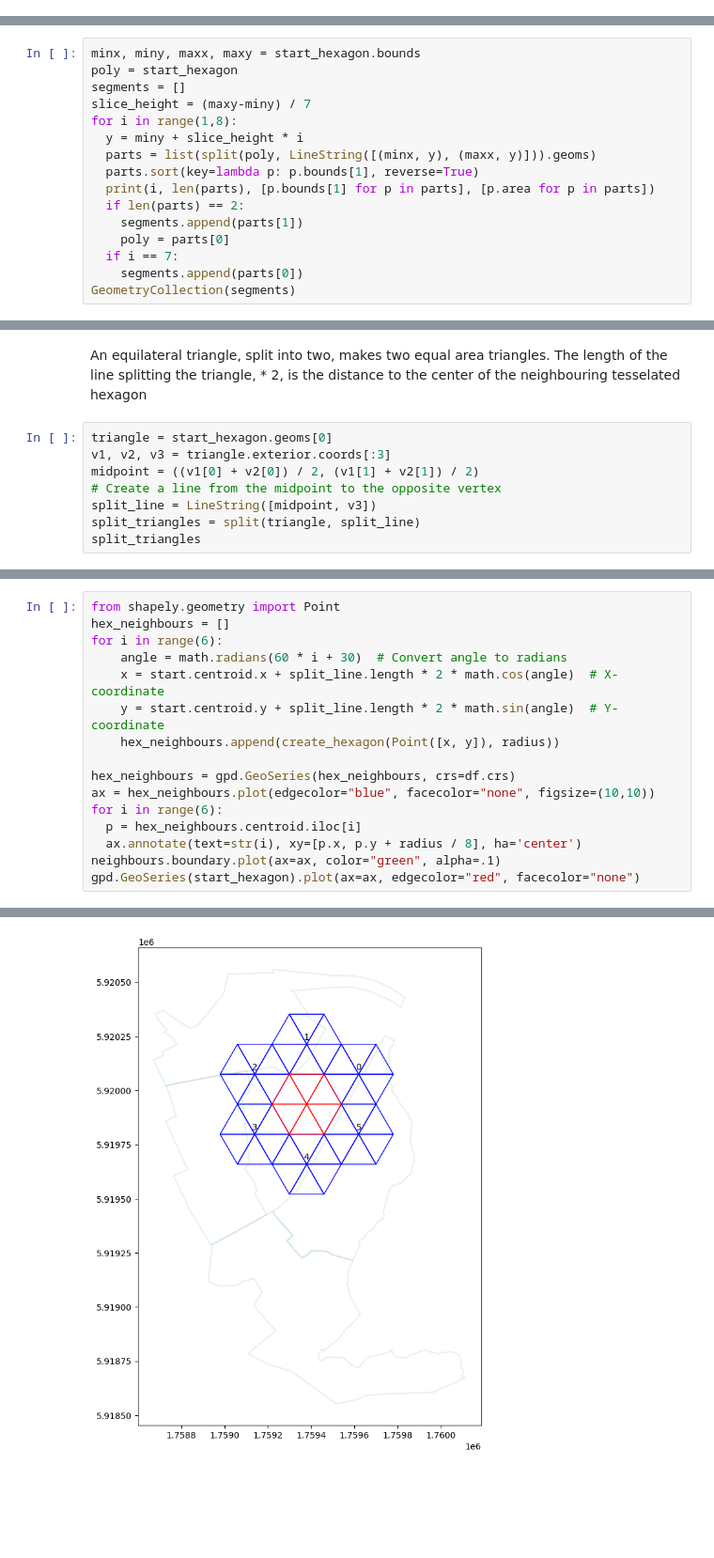
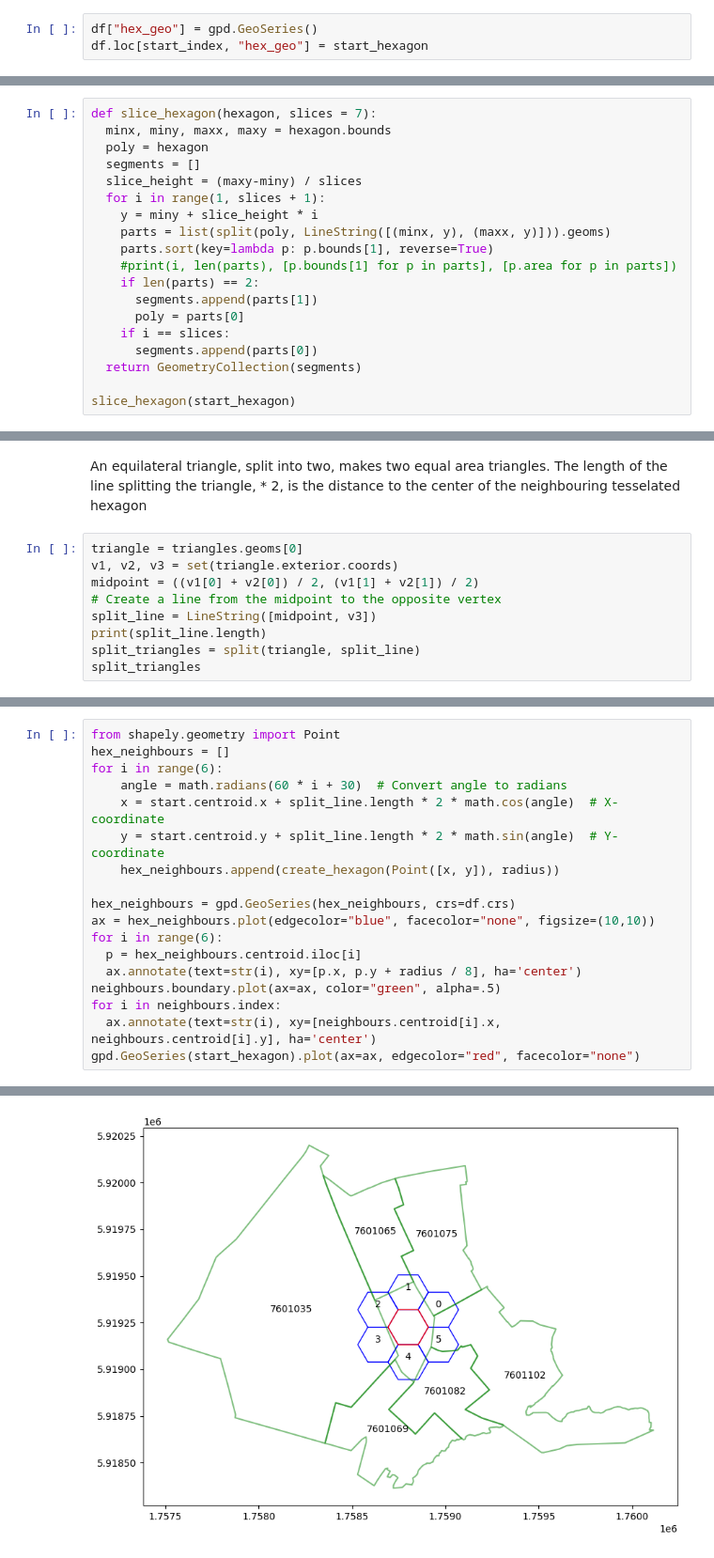
Before and after one commit to UoA-eResearch/IMD, a Jupyter notebook: hexagons.ipynb, the cells around one changed output, grey strips where cells are left out. Shown at 94% size. Cells and saved outputs as stored; diff of their text form; blank space fills up the shorter version.

```diff
--- a/hexagons.ipynb
+++ b/hexagons.ipynb
@@ -55,0 +59,3 @@ start_hexagon.bounds
+# %%
+df["hex_geo"] = gpd.GeoSeries()
+df.loc[start_index, "hex_geo"] = start_hexagon
@@ -56,17 +78,20 @@ start_hexagon.bounds
 # %%
-minx, miny, maxx, maxy = start_hexagon.bounds
-poly = start_hexagon
-segments = []
-slice_height = (maxy-miny) / 7
-for i in range(1,8):
-  y = miny + slice_height * i
-  parts = list(split(poly, LineString([(minx, y), (maxx, y)])).geoms)
-  parts.sort(key=lambda p: p.bounds[1], reverse=True)
-  print(i, len(parts), [p.bounds[1] for p in parts], [p.area for p in parts])
-  if len(parts) == 2:
-    segments.append(parts[1])
-    poly = parts[0]
-  if i == 7:
-    segments.append(parts[0])
-GeometryCollection(segments)
+def slice_hexagon(hexagon, slices = 7):
+  minx, miny, maxx, maxy = hexagon.bounds
+  poly = hexagon
+  segments = []
+  slice_height = (maxy-miny) / slices
+  for i in range(1, slices + 1):
+    y = miny + slice_height * i
+    parts = list(split(poly, LineString([(minx, y), (maxx, y)])).geoms)
+    parts.sort(key=lambda p: p.bounds[1], reverse=True)
+    #print(i, len(parts), [p.bounds[1] for p in parts], [p.area for p in parts])
+    if len(parts) == 2:
+      segments.append(parts[1])
+      poly = parts[0]
+    if i == slices:
+      segments.append(parts[0])
+  return GeometryCollection(segments)
+
+slice_hexagon(start_hexagon)
 # %% [output]
@@ -95,11 +113,12 @@ x, y
 # %% [markdown]
 An equilateral triangle, split into two, makes two equal area triangles. The length of the line splitting the triangle, * 2, is the distance to the center of the neighbouring tesselated hexagon
 # %%
-triangle = start_hexagon.geoms[0]
-v1, v2, v3 = triangle.exterior.coords[:3]
+triangle = triangles.geoms[0]
+v1, v2, v3 = set(triangle.exterior.coords)
 midpoint = ((v1[0] + v2[0]) / 2, (v1[1] + v2[1]) / 2)
 # Create a line from the midpoint to the opposite vertex
 split_line = LineString([midpoint, v3])
+print(split_line.length)
 split_triangles = split(triangle, split_line)
 split_triangles
 # %% [output]
@@ -122,6 +142,8 @@ ax = hex_neighbours.plot(edgecolor="blue", facecolor="none", figsize=(10,10))
 for i in range(6):
   p = hex_neighbours.centroid.iloc[i]
   ax.annotate(text=str(i), xy=[p.x, p.y + radius / 8], ha='center')
-neighbours.boundary.plot(ax=ax, color="green", alpha=.1)
+neighbours.boundary.plot(ax=ax, color="green", alpha=.5)
+for i in neighbours.index:
+  ax.annotate(text=str(i), xy=[neighbours.centroid[i].x, neighbours.centroid[i].y], ha='center')
 gpd.GeoSeries(start_hexagon).plot(ax=ax, edgecolor="red", facecolor="none")
 # %% [output]
@@ -129 +151 @@ gpd.GeoSeries(start_hexagon).plot(ax=ax, edgecolor="red", facecolor="none")
-[figure, old version]
+[figure, new version]
```
Also changed, not shown: parts of 20 cells of this notebook.
